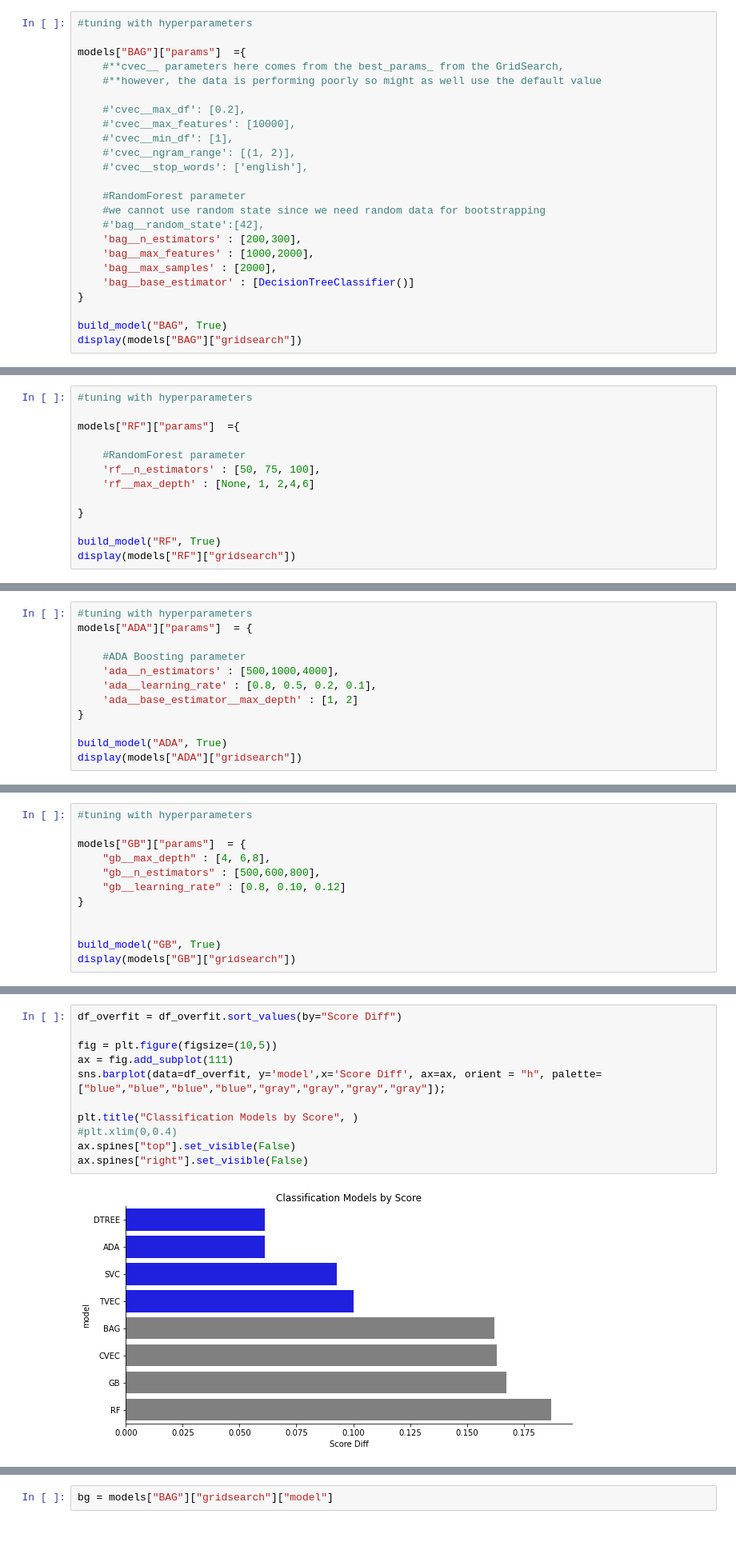
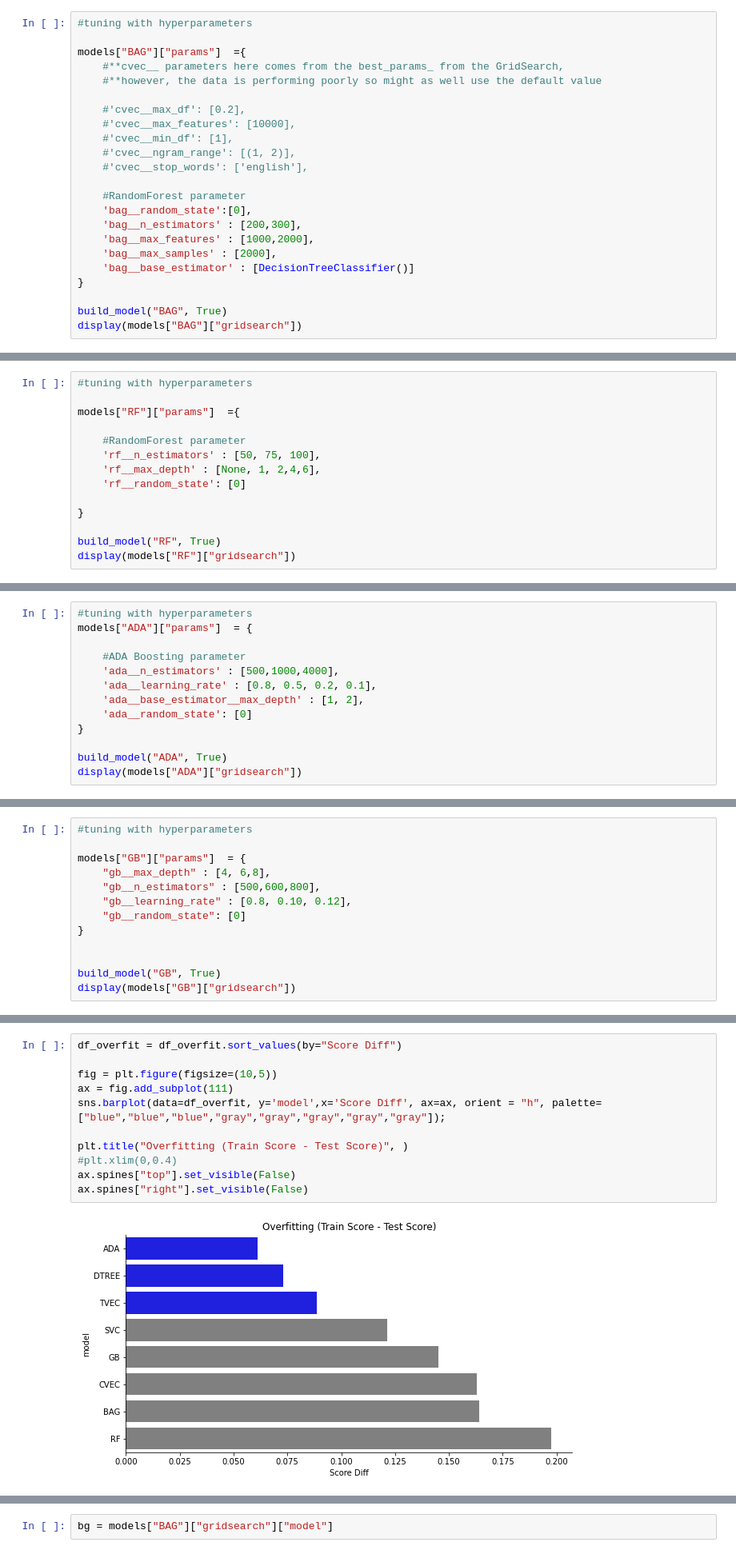
Before and after one commit to rebellon-carina/Project-3---Subreddit-Classification-APIs-and-NLP-, a Jupyter notebook: codes/03_Model_Tuning.ipynb, the cells around one changed output, grey strips where cells are left out. Shown at 80% size. Drawn from its saved outputs; the diff is of its cells as text.

```diff
--- a/codes/03_Model_Tuning.ipynb
+++ b/codes/03_Model_Tuning.ipynb
@@ -514,8 +561,7 @@ models["BAG"]["params"]  ={
     #'cvec__stop_words': ['english'],
 
     #RandomForest parameter
-    #we cannot use random state since we need random data for bootstrapping
-    #'bag__random_state':[42],
+    'bag__random_state':[0],
     'bag__n_estimators' : [200,300],
     'bag__max_features' : [1000,2000],
     'bag__max_samples' : [2000],
@@ -584,7 +632,8 @@ models["RF"]["params"]  ={
 
     #RandomForest parameter
     'rf__n_estimators' : [50, 75, 100],
-    'rf__max_depth' : [None, 1, 2,4,6]
+    'rf__max_depth' : [None, 1, 2,4,6],
+    'rf__random_state': [0]
 
 }
 
@@ -650,7 +702,8 @@ models["ADA"]["params"]  = {
     #ADA Boosting parameter
     'ada__n_estimators' : [500,1000,4000],
     'ada__learning_rate' : [0.8, 0.5, 0.2, 0.1],
-    'ada__base_estimator__max_depth' : [1, 2]
+    'ada__base_estimator__max_depth' : [1, 2],
+    'ada__random_state': [0]
 }
 
 build_model("ADA", True)
@@ -713,7 +768,8 @@ The maximum depth of the individual regression estimators. The maximum depth lim
 models["GB"]["params"]  = {
     "gb__max_depth" : [4, 6,8],
     "gb__n_estimators" : [500,600,800],
-    "gb__learning_rate" : [0.8, 0.10, 0.12]
+    "gb__learning_rate" : [0.8, 0.10, 0.12],
+    "gb__random_state": [0]
 }
 
 
@@ -1049,14 +1149,14 @@ df_overfit = pd.DataFrame(overfit_list)
 # %%
 df_overfit = df_overfit.sort_values(by="Score Diff")
 
 fig = plt.figure(figsize=(10,5))
 ax = fig.add_subplot(111)
-sns.barplot(data=df_overfit, y='model',x='Score Diff', ax=ax, orient = "h", palette=["blue","blue","blue","blue","gray","gray","gray","gray"]);
+sns.barplot(data=df_overfit, y='model',x='Score Diff', ax=ax, orient = "h", palette=["blue","blue","blue","gray","gray","gray","gray","gray"]);
 
-plt.title("Classification Models by Score", )
+plt.title("Overfitting (Train Score - Test Score)", )
 #plt.xlim(0,0.4)
 ax.spines["top"].set_visible(False)
 ax.spines["right"].set_visible(False)
 # %% [output]
-[figure, old version]
+[figure, new version]
 # %% [markdown]
```
Also changed, not shown: parts of 96 cells of this notebook, 9 other files.
